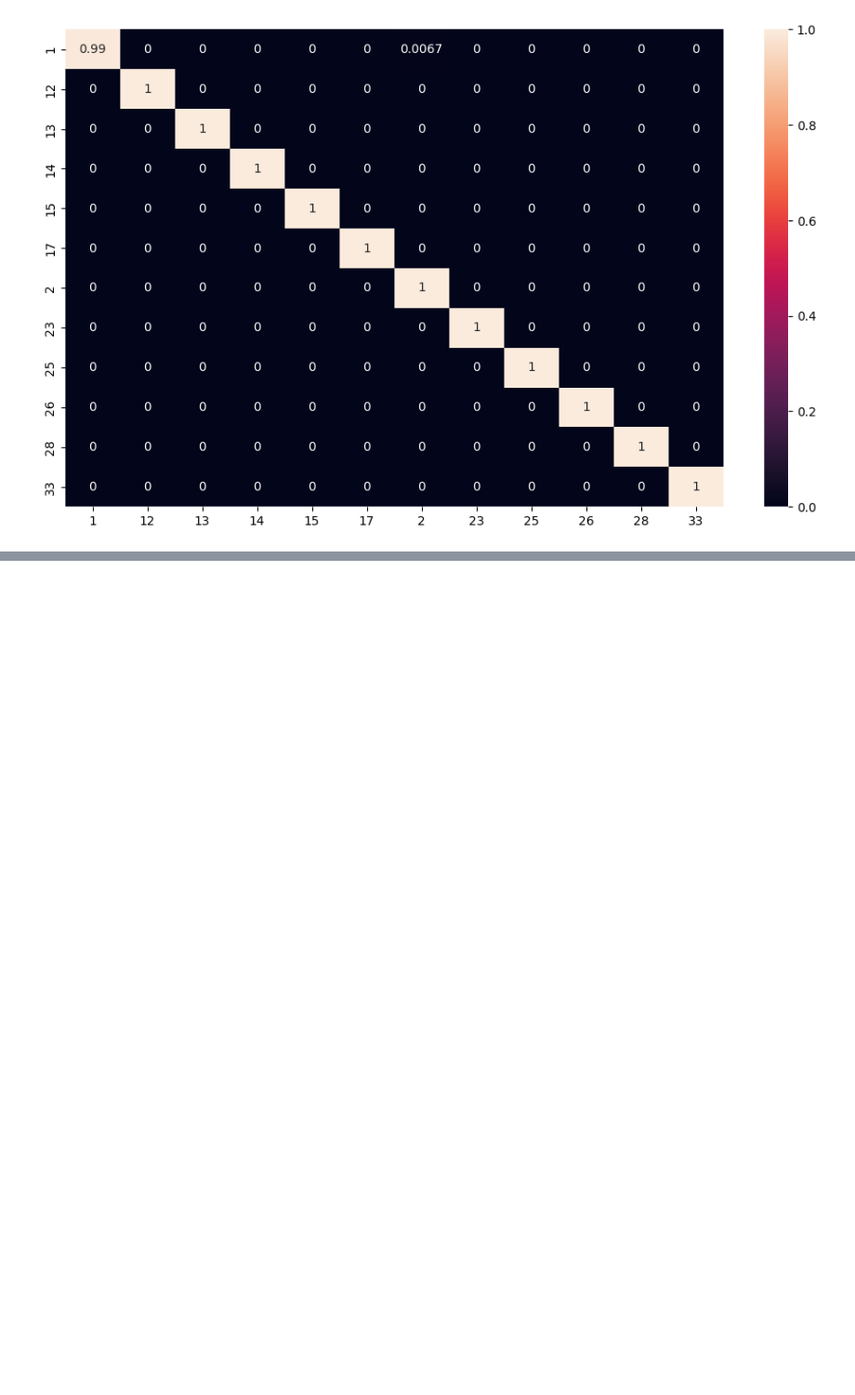
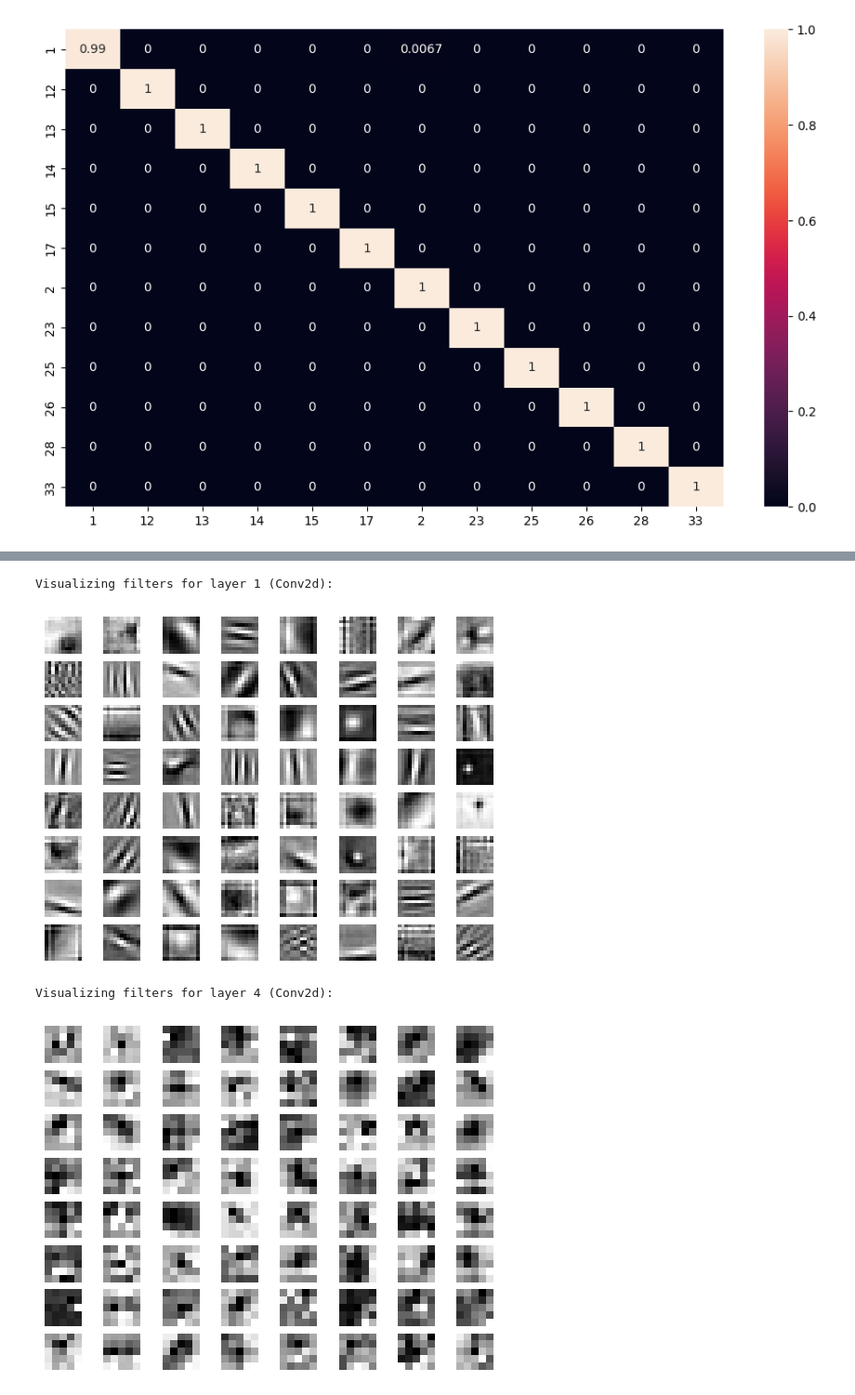
Before and after one commit to DaverSVK/HNS_Znacky_Zadanie1, a Jupyter notebook: notebooks/train_AlexNet.ipynb, the cells around one changed output, grey strips where cells are left out. Shown at 93% size. Cells and saved outputs as stored; diff of their text form; code cells hidden in the pictures; blank space fills up the shorter version.

```diff
--- a/notebooks/train_AlexNet.ipynb
+++ b/notebooks/train_AlexNet.ipynb
@@ -265,0 +307,23 @@ weighted avg       1.00      1.00      1.00      3018
+# %%
+def visualize_filters(model):
+  counter = 0
+  for i, layer in enumerate(model.children()):
+    if isinstance(layer, nn.Conv2d):
+      if counter < 2:
+        counter += 1
+        filters = layer.weight.detach().cpu().numpy()
+        filter_num = filters.shape[0]
+        print(f"Visualizing filters for layer {i+1} (Conv2d):")
+
+        for j in range(min(filter_num, 64)):  # Show a maximum of 16 filters
+          plt.subplot(8, 8, j + 1)
+          plt.imshow(filters[j, 0, :, :], cmap='gray')
+          plt.axis('off')
+        plt.show()
+
+visualize_filters(model.features)
+# %% [output]
+Visualizing filters for layer 1 (Conv2d):
+[figure, added]
+Visualizing filters for layer 4 (Conv2d):
+[figure, added]
```
Also changed, not shown: parts of 3 cells of this notebook, 4 other files.
